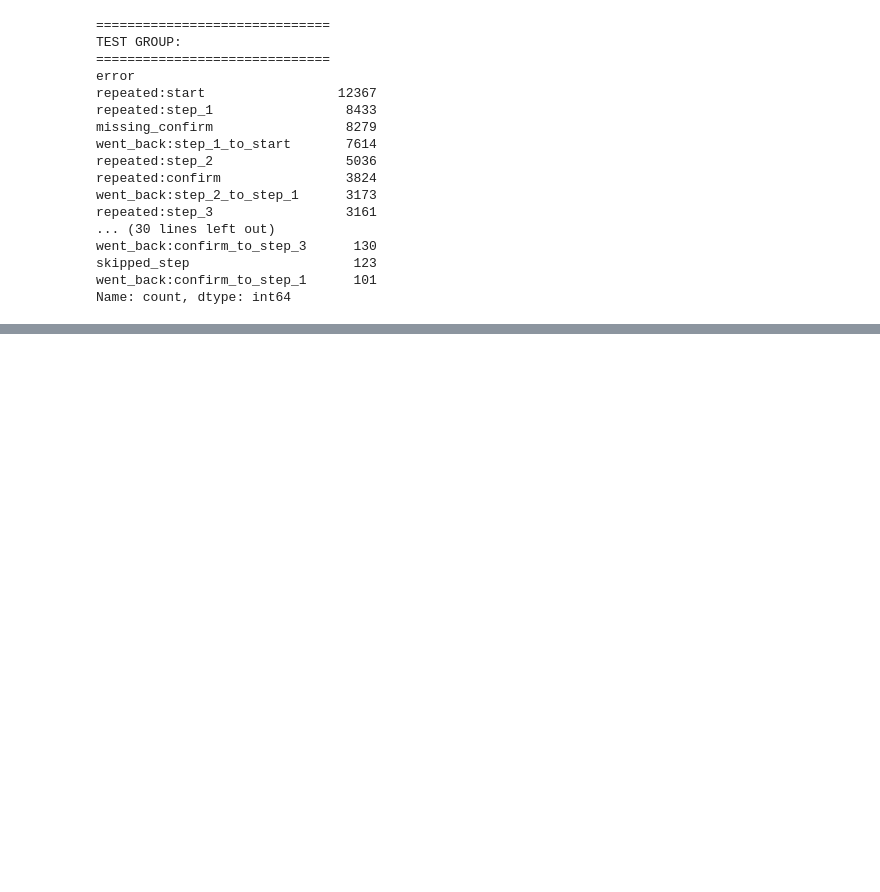
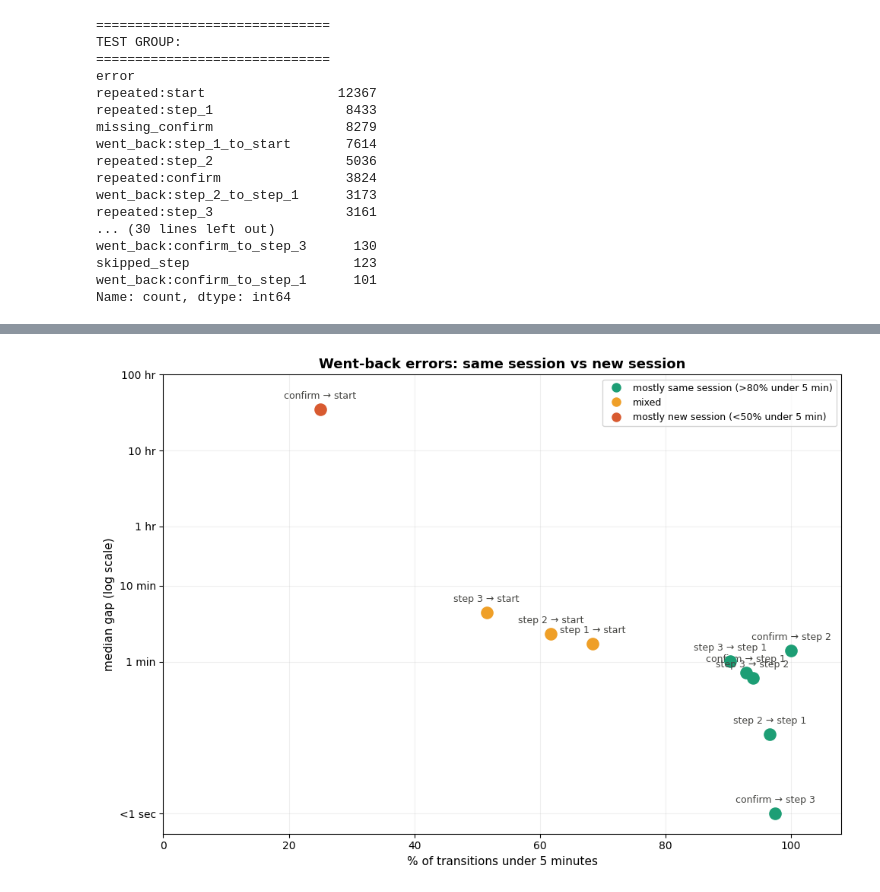
Before and after one commit to BMAS30/2nd-project, a Jupyter notebook: Notebooks/sarah_tenure.ipynb, the cells around one changed output, grey strips where cells are left out. Cells and saved outputs as stored; diff of their text form; code cells hidden in the pictures; blank space fills up the shorter version.

```diff
--- a/Notebooks/sarah_tenure.ipynb
+++ b/Notebooks/sarah_tenure.ipynb
@@ -1392,0 +1555,62 @@ Name: count, dtype: int64
+# %%
+import matplotlib.pyplot as plt
+import numpy as np
+
+data = [
+    {'label': 'confirm → start',  'median': 2093.0, 'under5': 25.0},
+    {'label': 'confirm → step 1', 'median': 0.7,    'under5': 92.8},
+    {'label': 'confirm → step 2', 'median': 1.4,    'under5': 100.0},
+    {'label': 'confirm → step 3', 'median': 0.0,    'under5': 97.5},
+    {'label': 'step 1 → start',   'median': 1.7,    'under5': 68.4},
+    {'label': 'step 2 → start',   'median': 2.3,    'under5': 61.7},
+    {'label': 'step 2 → step 1',  'median': 0.1,    'under5': 96.6},
+    {'label': 'step 3 → start',   'median': 4.4,    'under5': 51.5},
+    {'label': 'step 3 → step 1',  'median': 1.0,    'under5': 90.3},
+    {'label': 'step 3 → step 2',  'median': 0.6,    'under5': 93.9},
+]
+
+def get_color(under5):
+    if under5 >= 80:
+        return '#1D9E75'  # green — mostly same session
+    elif under5 >= 50:
+        return '#EF9F27'  # amber — mixed
+    else:
+        return '#D85A30'  # coral — mostly new session
+
+fig, ax = plt.subplots(figsize=(10, 7))
+
+for d in data:
+    x = d['under5']
+    y = np.log10(d['median'] + 0.01)  # +0.01 to avoid log(0)
+    color = get_color(d['under5'])
+
+    ax.scatter(x, y, color=color, s=120, zorder=3)
+    ax.annotate(d['label'], (x, y),
+                textcoords='offset points', xytext=(0, 10),
+                ha='center', fontsize=9, color='#444441')
+
+# Custom y-axis tick labels (convert log back to readable time)
+yticks = [np.log10(v) for v in [0.01, 1, 10, 60, 600, 6000]]
+ylabels = ['<1 sec', '1 min', '10 min', '1 hr', '10 hr', '100 hr']
+ax.set_yticks(yticks)
+ax.set_yticklabels(ylabels)
+
+ax.set_xlabel('% of transitions under 5 minutes', fontsize=11)
+ax.set_ylabel('median gap (log scale)', fontsize=11)
+ax.set_xlim(0, 108)
+ax.set_title('Went-back errors: same session vs new session', fontsize=13, fontweight='bold')
+ax.grid(True, alpha=0.2)
+
+# Legend
+from matplotlib.lines import Line2D
+legend_elements = [
+    Line2D([0], [0], marker='o', color='w', markerfacecolor='#1D9E75', markersize=10, label='mostly same session (>80% under 5 min)'),
+    Line2D([0], [0], marker='o', color='w', markerfacecolor='#EF9F27', markersize=10, label='mixed'),
+    Line2D([0], [0], marker='o', color='w', markerfacecolor='#D85A30', markersize=10, label='mostly new session (<50% under 5 min)'),
+]
+ax.legend(handles=legend_elements, fontsize=9)
+
+plt.tight_layout()
+plt.show()
+# %% [output]
+[figure, added]
```
Also changed, not shown: parts of 10 cells of this notebook, 8 other files.
